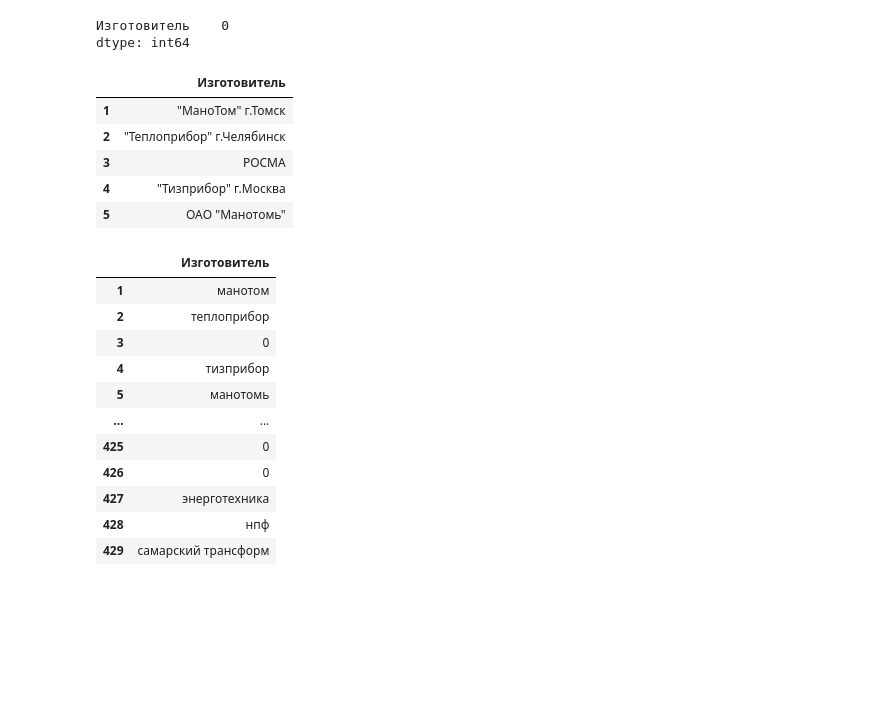
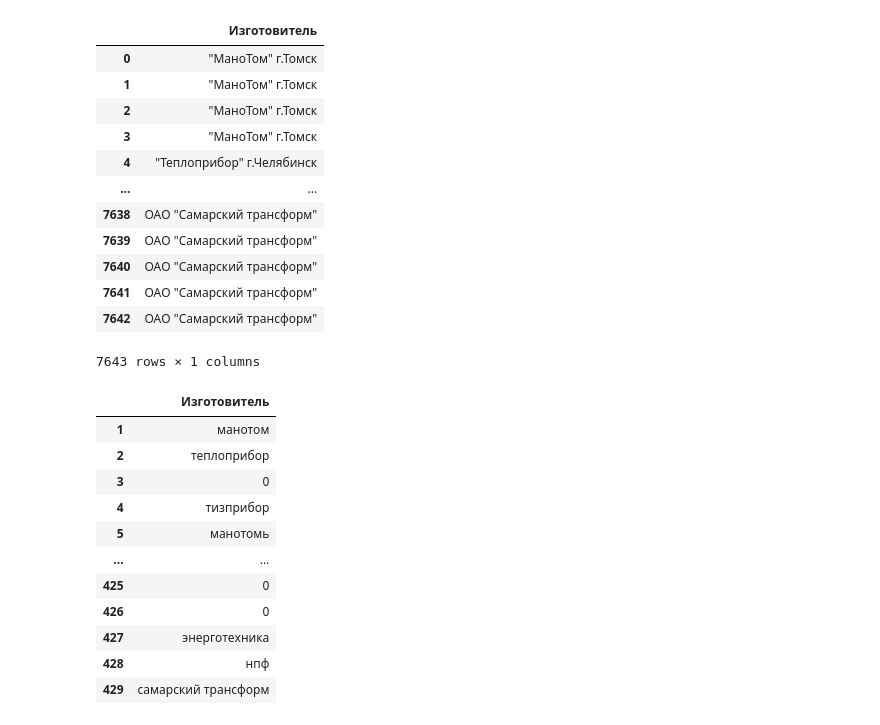
Before and after one commit to vasiljev-sr/MyJupyterNotebook, a Jupyter notebook: Untitled.ipynb, the cells around one changed output. Drawn from its saved outputs; the diff is of its cells as text; code cells hidden in the pictures; blank space fills up the shorter version.

```diff
--- a/Untitled.ipynb
+++ b/Untitled.ipynb
@@ -5,8 +5,19 @@ import re
 # %%
 df = pd.read_excel('Book1.xlsx')
 # %%
-df.isnull().sum()
+df
 # %% [output]
+|  | Изготовитель |
+| 0 | "МаноТом" г.Томск |
+| 1 | "МаноТом" г.Томск |
+| 2 | "МаноТом" г.Томск |
+| 3 | "МаноТом" г.Томск |
+| 4 | "Теплоприбор" г.Челябинск |
+| ... | ... |
+| 7638 | ОАО "Самарский трансформ" |
+| 7639 | ОАО "Самарский трансформ" |
+| 7640 | ОАО "Самарский трансформ" |
+| 7641 | ОАО "Самарский трансформ" |
+| 7642 | ОАО "Самарский трансформ" |
-Изготовитель    0
-dtype: int64
+7643 rows × 1 columns
 # %%
@@ -14,10 +24,0 @@ df = df.drop_duplicates()
-# %%
-df.index = range(1,430)
-df.head()
-# %% [output]
-|  | Изготовитель |
-| 1 | "МаноТом" г.Томск |
-| 2 | "Теплоприбор" г.Челябинск |
-| 3 | РОСМА |
-| 4 | "Тизприбор" г.Москва |
-| 5 | ОАО "Манотомь" |
```
Also changed, not shown: parts of 2 cells of this notebook, 2 other files.
